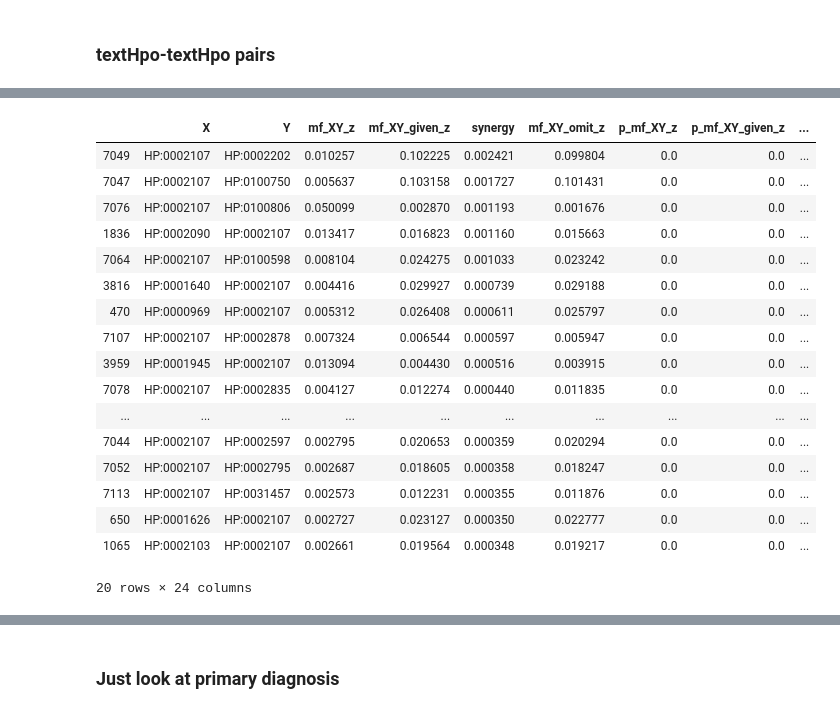
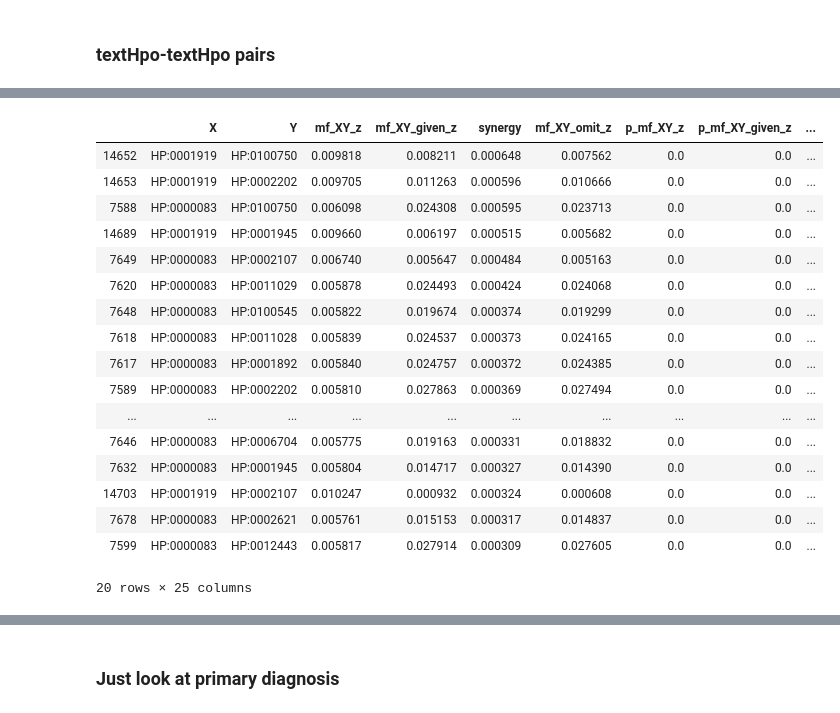
Before and after one commit to TheJacksonLaboratory/MIMIC_HPO, a Jupyter notebook: src/main/notebooks/interpretation.ipynb, the cells around one changed output, grey strips where cells are left out. Cells and saved outputs as stored; diff of their text form; code cells hidden in the pictures.

```diff
--- a/src/main/notebooks/interpretation.ipynb
+++ b/src/main/notebooks/interpretation.ipynb
@@ -475,16 +468,19 @@ nodes.to_csv('../../../data/mf_regarding_diseases/primary_only/cytoscape/nodes_l
 # %% [markdown]
 ### textHpo-textHpo pairs
 # %%
-disease = '038'
+disease = '584'
 mf_diagnosis_phenotypes = mf.MutualInfoXYz(summaries_diagnosis_textHpo_textHpo[disease])
-p_values = load_p_values('../../../data/mf_regarding_diseases/primary_only/{}/p_value_textHpo_textHpo_038_primary_only.obj'.format(disease))
+p_values = load_p_values('../../../data/mf_regarding_diseases/primary_only/{}/p_value_textHpo_textHpo_{}_primary_only.obj'.format(disease, disease))
 
 df_mf_Xz, df_mf_Yz, df_mf_XY_z = mf_dataframes(mf_diagnosis_phenotypes, p_values['mf_Xz'], p_values['mf_Yz'], \
                                                p_values['mf_XY_z'], p_values['mf_XY_given_z'], p_values['synergy'], \
                                               p_values['mf_XY_omit_z'])
 s = summaries_diagnosis_textHpo_textHpo[disease].m2.reshape([-1, 8]).astype(int)
-s = np.core.defchararray.add(s.astype(str), convert_to_percent(s / np.sum(s, axis=-1).reshape([-1, 1])))
+s_sum = np.sum(s, axis=-1)
+#s = np.core.defchararray.add(s.astype(str), convert_to_percent(s / np.sum(s, axis=-1).reshape([-1, 1])))
 s = pd.DataFrame(data = s, columns=['+++', '++-', '+-+', '+--', '-++', '-+-', '--+', '---'])
+# add an extra columns for the sum
+s['sum'] = s_sum
 df_mf_XY_z = pd.concat([df_mf_XY_z, s], axis=1)
 df_mf_XY_z_filtered = filter_df(df_mf_Xz, df_mf_Yz, df_mf_XY_z)
 # %%
@@ -511,32 +507,32 @@ df_mf_joint_vs_individual.head()
 # %%
 df_mf_XY_z_filtered \
     .sort_values(by='synergy', ascending=False) \
     .reset_index(drop=True) \
     .rename(columns={'X': 'P1', 'Y': 'P2',
                      'mf_Xz': 'mf_P1_diag', 'mf_Yz': 'mf_P2_diag', 'mf_XY_z': 'mf_P1P2_diag',
                     'p_mf_Xz': 'p_mf_P1_diag', 'p_mf_Yz': 'p_mf_P2_diag', 'p_mf_XY_z': 'p_mf_P1P2_diag'}) \
-    .loc[:, ['P1', 'P2', 'mf_P1_diag', 'mf_P2_diag', 'synergy', 'p_mf_P1_diag', 'p_mf_P2_diag', 'p_synergy', 'P1_label', 'P2_label', '+++', '++-', '+-+', '+--', '-++', '-+-', '--+', '---']] \
+    .loc[:, ['P1', 'P2', 'mf_P1_diag', 'mf_P2_diag', 'synergy', 'p_mf_P1_diag', 'p_mf_P2_diag', 'p_synergy', 'P1_label', 'P2_label', '+++', '++-', '+-+', '+--', '-++', '-+-', '--+', '---', 'sum']] \
     .to_csv('../../../data/mf_regarding_diseases/primary_only/df_synergy_textHpo_textHpo_{}.csv'.format(disease))
 df_mf_XY_z_filtered.sort_values(by='synergy', ascending=False).head(n=20)
 # %% [output]
 |  | X | Y | mf_XY_z | mf_XY_given_z | synergy | mf_XY_omit_z | p_mf_XY_z | p_mf_XY_given_z | ... |
-| 7049 | HP:0002107 | HP:0002202 | 0.010257 | 0.102225 | 0.002421 | 0.099804 | 0.0 | 0.0 | ... |
-| 7047 | HP:0002107 | HP:0100750 | 0.005637 | 0.103158 | 0.001727 | 0.101431 | 0.0 | 0.0 | ... |
-| 7076 | HP:0002107 | HP:0100806 | 0.050099 | 0.002870 | 0.001193 | 0.001676 | 0.0 | 0.0 | ... |
-| 1836 | HP:0002090 | HP:0002107 | 0.013417 | 0.016823 | 0.001160 | 0.015663 | 0.0 | 0.0 | ... |
-| 7064 | HP:0002107 | HP:0100598 | 0.008104 | 0.024275 | 0.001033 | 0.023242 | 0.0 | 0.0 | ... |
-| 3816 | HP:0001640 | HP:0002107 | 0.004416 | 0.029927 | 0.000739 | 0.029188 | 0.0 | 0.0 | ... |
-| 470 | HP:0000969 | HP:0002107 | 0.005312 | 0.026408 | 0.000611 | 0.025797 | 0.0 | 0.0 | ... |
-| 7107 | HP:0002107 | HP:0002878 | 0.007324 | 0.006544 | 0.000597 | 0.005947 | 0.0 | 0.0 | ... |
-| 3959 | HP:0001945 | HP:0002107 | 0.013094 | 0.004430 | 0.000516 | 0.003915 | 0.0 | 0.0 | ... |
-| 7078 | HP:0002107 | HP:0002835 | 0.004127 | 0.012274 | 0.000440 | 0.011835 | 0.0 | 0.0 | ... |
+| 14652 | HP:0001919 | HP:0100750 | 0.009818 | 0.008211 | 0.000648 | 0.007562 | 0.0 | 0.0 | ... |
+| 14653 | HP:0001919 | HP:0002202 | 0.009705 | 0.011263 | 0.000596 | 0.010666 | 0.0 | 0.0 | ... |
+| 7588 | HP:0000083 | HP:0100750 | 0.006098 | 0.024308 | 0.000595 | 0.023713 | 0.0 | 0.0 | ... |
+| 14689 | HP:0001919 | HP:0001945 | 0.009660 | 0.006197 | 0.000515 | 0.005682 | 0.0 | 0.0 | ... |
+| 7649 | HP:0000083 | HP:0002107 | 0.006740 | 0.005647 | 0.000484 | 0.005163 | 0.0 | 0.0 | ... |
+| 7620 | HP:0000083 | HP:0011029 | 0.005878 | 0.024493 | 0.000424 | 0.024068 | 0.0 | 0.0 | ... |
+| 7648 | HP:0000083 | HP:0100545 | 0.005822 | 0.019674 | 0.000374 | 0.019299 | 0.0 | 0.0 | ... |
+| 7618 | HP:0000083 | HP:0011028 | 0.005839 | 0.024537 | 0.000373 | 0.024165 | 0.0 | 0.0 | ... |
+| 7617 | HP:0000083 | HP:0001892 | 0.005840 | 0.024757 | 0.000372 | 0.024385 | 0.0 | 0.0 | ... |
+| 7589 | HP:0000083 | HP:0002202 | 0.005810 | 0.027863 | 0.000369 | 0.027494 | 0.0 | 0.0 | ... |
 | ... | ... | ... | ... | ... | ... | ... | ... | ... | ... |
-| 7044 | HP:0002107 | HP:0002597 | 0.002795 | 0.020653 | 0.000359 | 0.020294 | 0.0 | 0.0 | ... |
-| 7052 | HP:0002107 | HP:0002795 | 0.002687 | 0.018605 | 0.000358 | 0.018247 | 0.0 | 0.0 | ... |
-| 7113 | HP:0002107 | HP:0031457 | 0.002573 | 0.012231 | 0.000355 | 0.011876 | 0.0 | 0.0 | ... |
-| 650 | HP:0001626 | HP:0002107 | 0.002727 | 0.023127 | 0.000350 | 0.022777 | 0.0 | 0.0 | ... |
-| 1065 | HP:0002103 | HP:0002107 | 0.002661 | 0.019564 | 0.000348 | 0.019217 | 0.0 | 0.0 | ... |
+| 7646 | HP:0000083 | HP:0006704 | 0.005775 | 0.019163 | 0.000331 | 0.018832 | 0.0 | 0.0 | ... |
+| 7632 | HP:0000083 | HP:0001945 | 0.005804 | 0.014717 | 0.000327 | 0.014390 | 0.0 | 0.0 | ... |
+| 14703 | HP:0001919 | HP:0002107 | 0.010247 | 0.000932 | 0.000324 | 0.000608 | 0.0 | 0.0 | ... |
+| 7678 | HP:0000083 | HP:0002621 | 0.005761 | 0.015153 | 0.000317 | 0.014837 | 0.0 | 0.0 | ... |
+| 7599 | HP:0000083 | HP:0012443 | 0.005817 | 0.027914 | 0.000309 | 0.027605 | 0.0 | 0.0 | ... |
-20 rows × 24 columns
+20 rows × 25 columns
 # %%
 df_mf_vs_conditional_mf.head()
 # %% [output]
```
Also changed, not shown: parts of 17 cells of this notebook, 5 other files.
